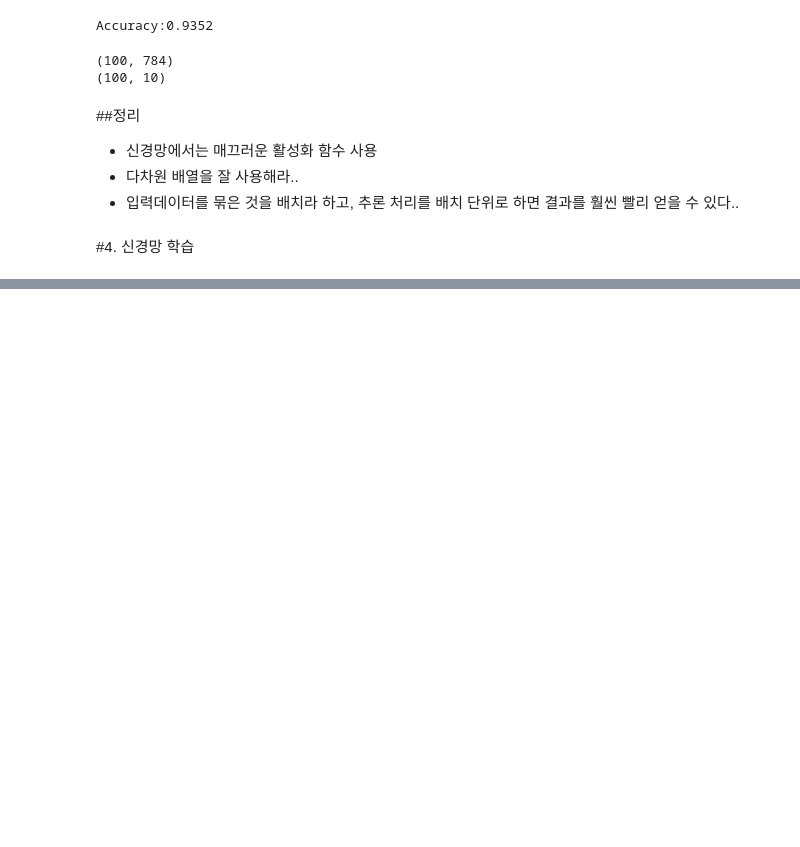
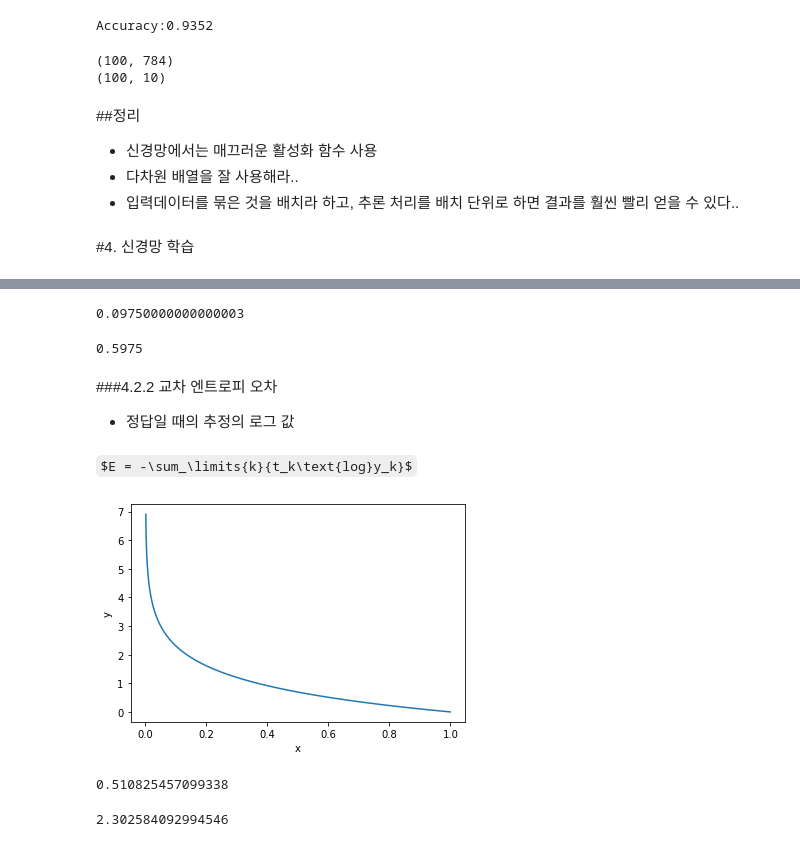
Before and after one commit to dong-tak123/Deep_Learning_From_Scratch, a Jupyter notebook: Deep_Learning_From_Scratch_1.ipynb, the cells around one changed output, grey strips where cells are left out. Saved outputs shown, nothing was run; the diff lists cells and outputs as text; code cells hidden in the pictures; some formulas as TeX source; blank space fills up the shorter version.

```diff
--- a/Deep_Learning_From_Scratch_1.ipynb
+++ b/Deep_Learning_From_Scratch_1.ipynb
@@ -687,0 +721,29 @@ print(y_batch.shape)
+# %%
+# good prediction -> small loss
+y_1 = np.array([0.1, 0.05, 0.6, 0.0, 0.05, 0.1, 0.0, 0.1, 0.0, 0.0])
+sum_squares_error(y_1, t)
+# %% [output]
+0.09750000000000003
+# %%
+# bad prediction -> high loss
+y_2 = np.array([0.1, 0.05, 0.1, 0.0, 0.05, 0.1, 0.0, 0.6, 0.0, 0.0])
+sum_squares_error(y_2, t)
+# %% [output]
+0.5975
+# %% [markdown]
+###4.2.2 교차 엔트로피 오차
+
+- 정답일 때의 추정의 로그 값
+# %% [markdown]
+$E = -\sum_\limits{k}{t_k\text{log}y_k}$
+# %%
+# y = -logx 시각화
+
+x = np.arange(0.001, 1, 0.001)
+y = -np.log(x)
+plt.plot(x, y)
+plt.xlabel('x')
+plt.ylabel('y')
+plt.show()      # pred가 1에 가까울수록 loss가 줄어듦
+# %% [output]
+[figure, added]
@@ -687,0 +756,12 @@ print(y_batch.shape)
+# %%
+# good prediction -> small loss
+y_1 = np.array([0.1, 0.05, 0.6, 0.0, 0.05, 0.1, 0.0, 0.1, 0.0, 0.0])
+cross_entropy_error(y_1, t)
+# %% [output]
+0.510825457099338
+# %%
+# bad prediction -> high loss
+y_2 = np.array([0.1, 0.05, 0.1, 0.0, 0.05, 0.1, 0.0, 0.6, 0.0, 0.0])
+cross_entropy_error(y_2, t)
+# %% [output]
+2.302584092994546
```
Also changed, not shown: parts of 77 cells of this notebook.
